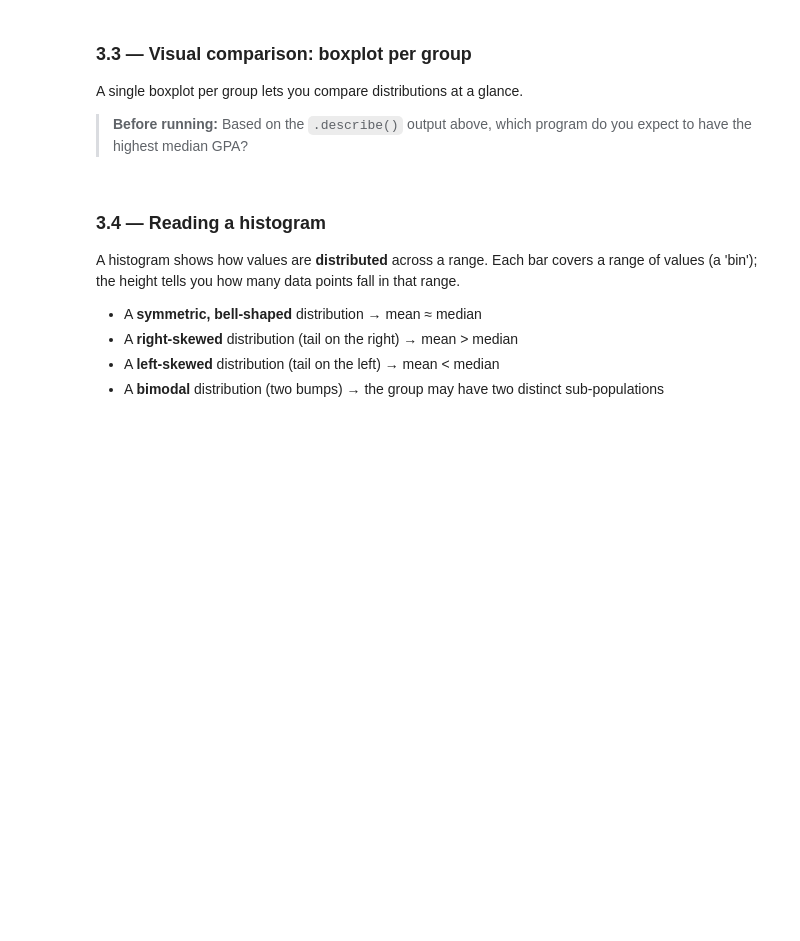
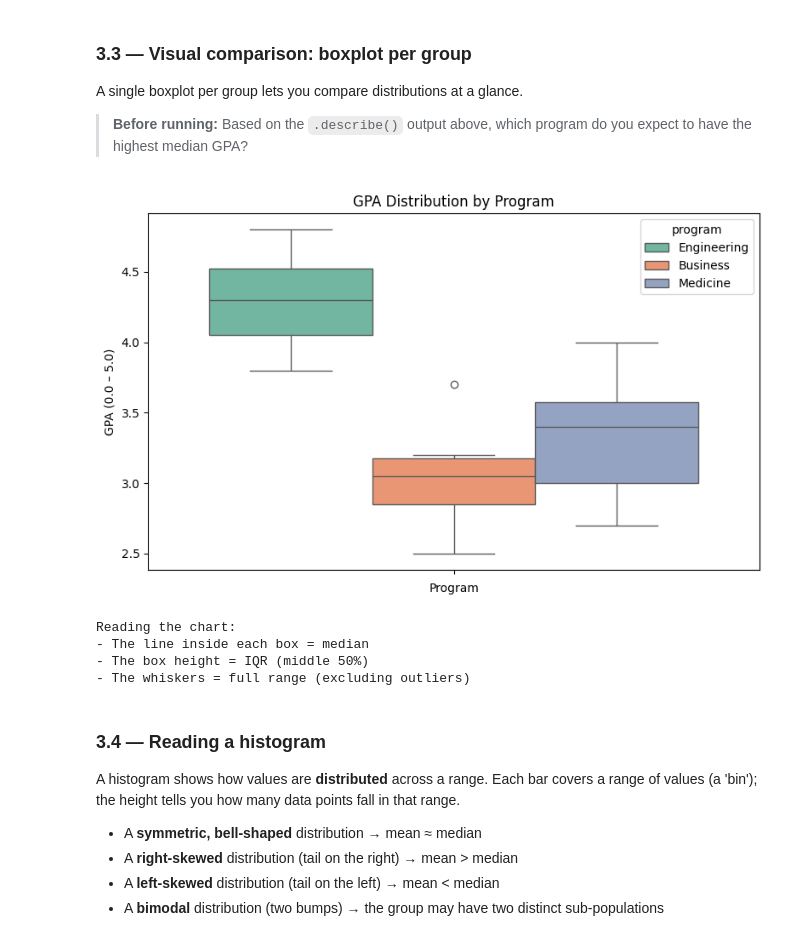
Before and after one commit to juliancho3110/python-courses, a Jupyter notebook: module9/module9_descriptive_statistics.ipynb, the cells around one changed output. Cells and saved outputs as stored; diff of their text form; code cells hidden in the pictures; blank space fills up the shorter version.

```diff
--- a/module9/module9_descriptive_statistics.ipynb
+++ b/module9/module9_descriptive_statistics.ipynb
@@ -477,16 +626,22 @@ A single boxplot per group lets you compare distributions at a glance.
 # %%
 # Boxplot comparing GPA distribution across all three programs.
 plt.figure(figsize=(8, 5))
-sns.boxplot(data=students, x="program", y="gpa", palette="Set2")
+sns.boxplot(data=students, hue="program", y="gpa", palette="Set2") #hue=x
 plt.title("GPA Distribution by Program")
 plt.xlabel("Program")
 plt.ylabel("GPA (0.0 – 5.0)")
 plt.tight_layout()
 plt.show()
 print("Reading the chart:")
 print("- The line inside each box = median")
 print("- The box height = IQR (middle 50%)")
 print("- The whiskers = full range (excluding outliers)")
+# %% [output]
+[figure, added]
+Reading the chart:
+- The line inside each box = median
+- The box height = IQR (middle 50%)
+- The whiskers = full range (excluding outliers)
 # %% [markdown]
 ### 3.4 — Reading a histogram
 
```
Also changed, not shown: parts of 25 cells of this notebook.
